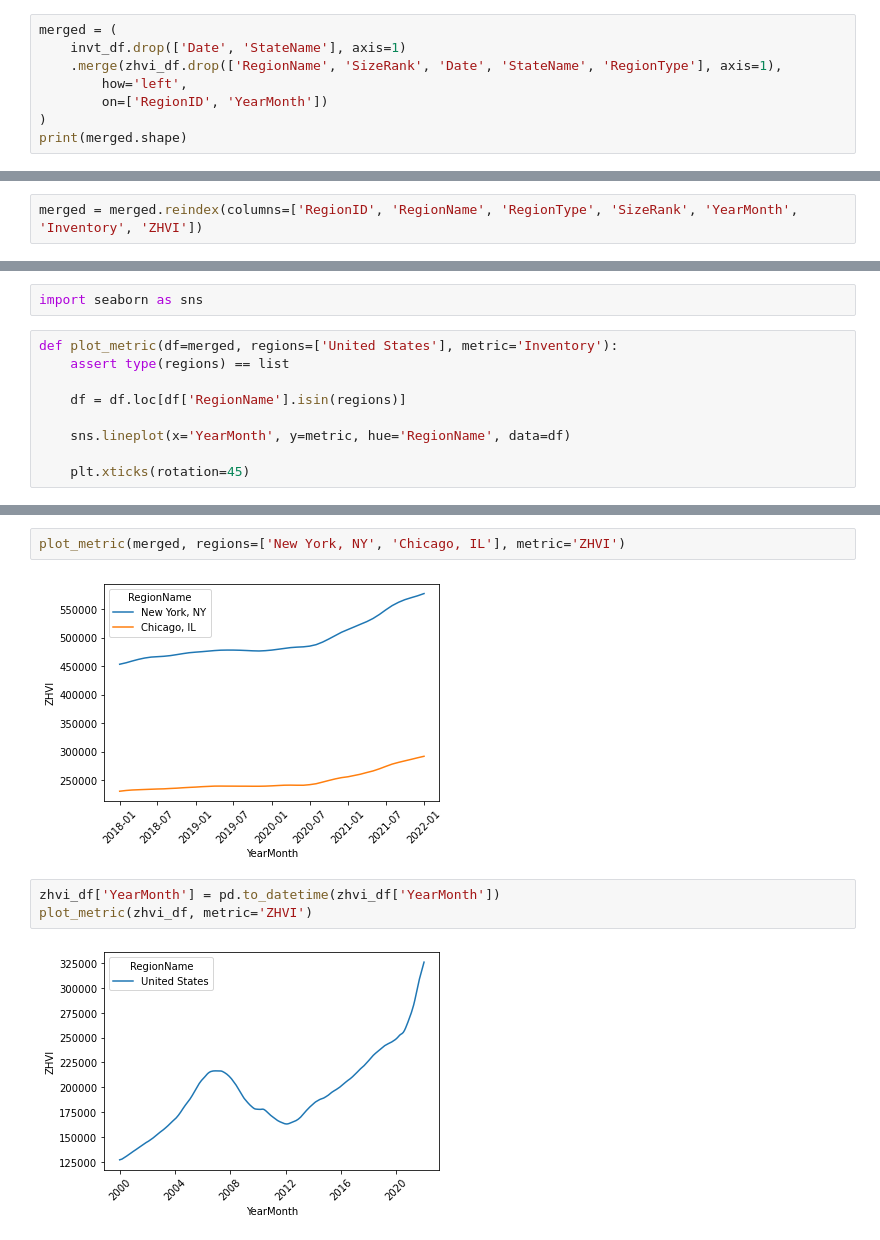
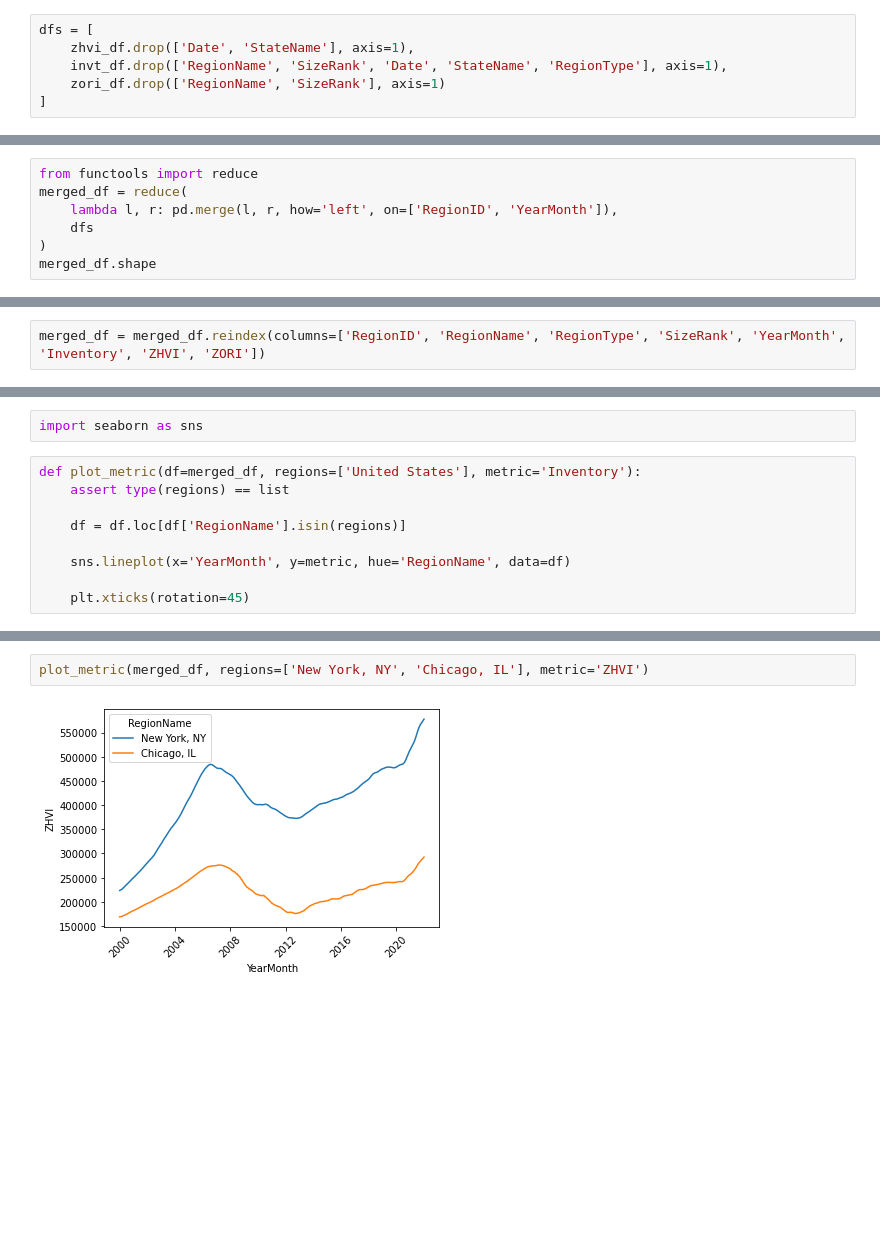
Before and after one commit to blsmxiu47/arcgis-notebooks, a Jupyter notebook: notebooks/housing_market/housing_market_analysis.ipynb, the cells around one changed output, grey strips where cells are left out. Cells and saved outputs as stored; diff of their text form; blank space fills up the shorter version.

```diff
--- a/notebooks/housing_market/housing_market_analysis.ipynb
+++ b/notebooks/housing_market/housing_market_analysis.ipynb
@@ -588,8 +591,6 @@ invt_df['YearMonth'] = invt_df['Date'].apply(lambda x: x.strftime('%Y-%m'))
 # %%
-merged = (
-    invt_df.drop(['Date', 'StateName'], axis=1)
-    .merge(zhvi_df.drop(['RegionName', 'SizeRank', 'Date', 'StateName', 'RegionType'], axis=1),
-        how='left',
-        on=['RegionID', 'YearMonth'])
-)
-print(merged.shape)
+dfs = [
+    zhvi_df.drop(['Date', 'StateName'], axis=1),
+    invt_df.drop(['RegionName', 'SizeRank', 'Date', 'StateName', 'RegionType'], axis=1),
+    zori_df.drop(['RegionName', 'SizeRank'], axis=1)
+]
@@ -603,0 +597,7 @@ print(merged.shape)
+# %%
+from functools import reduce
+merged_df = reduce(
+    lambda l, r: pd.merge(l, r, how='left', on=['RegionID', 'YearMonth']),
+    dfs
+)
+merged_df.shape
@@ -604,3 +606,3 @@ print(merged.shape)
 # %%
-merged = merged.reindex(columns=['RegionID', 'RegionName', 'RegionType', 'SizeRank', 'YearMonth', 'Inventory', 'ZHVI'])
+merged_df = merged_df.reindex(columns=['RegionID', 'RegionName', 'RegionType', 'SizeRank', 'YearMonth', 'Inventory', 'ZHVI', 'ZORI'])
 # %%
@@ -617,7 +617,7 @@ merged['YearMonth'] = pd.to_datetime(merged['YearMonth'])
 # %%
 import seaborn as sns
 # %%
-def plot_metric(df=merged, regions=['United States'], metric='Inventory'):
+def plot_metric(df=merged_df, regions=['United States'], metric='Inventory'):
     assert type(regions) == list
 
     df = df.loc[df['RegionName'].isin(regions)]
@@ -640,9 +640,4 @@ plot_metric(merged, metric='ZHVI')
 # %%
-plot_metric(merged, regions=['New York, NY', 'Chicago, IL'], metric='ZHVI')
+plot_metric(merged_df, regions=['New York, NY', 'Chicago, IL'], metric='ZHVI')
 # %% [output]
-[figure, old version]
+[figure, new version]
-# %%
-zhvi_df['YearMonth'] = pd.to_datetime(zhvi_df['YearMonth'])
-plot_metric(zhvi_df, metric='ZHVI')
-# %% [output]
-[figure, removed]
```
Also changed, not shown: parts of 17 cells of this notebook.
